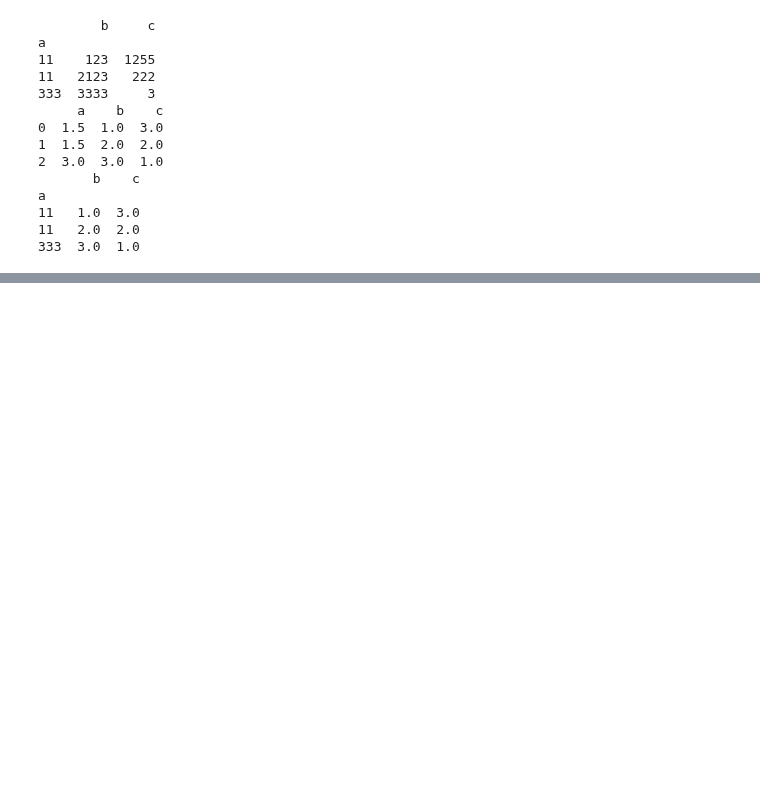
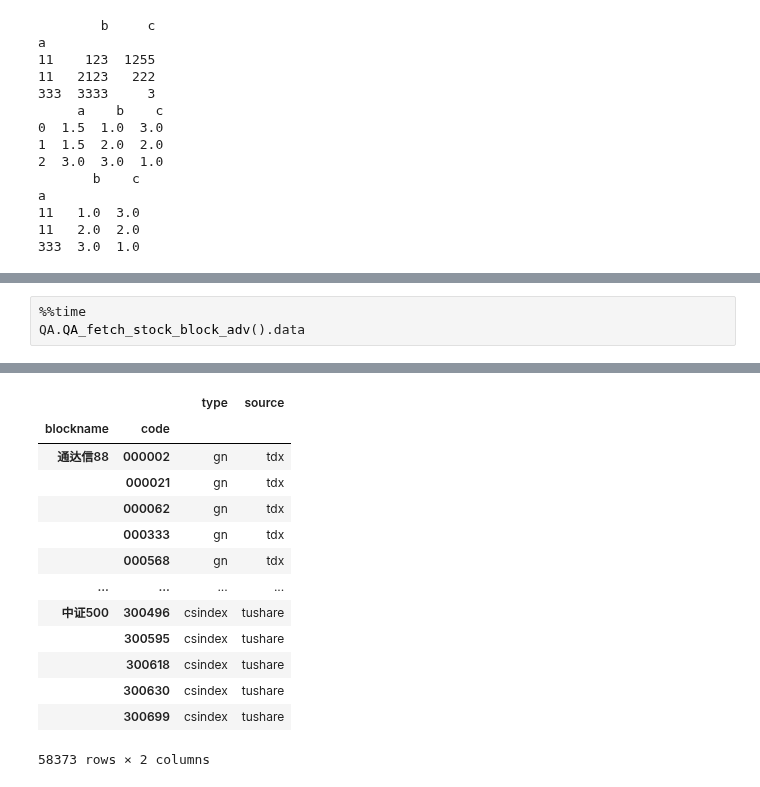
Before and after one commit to kaikai03/IndicatorLab, a Jupyter notebook: Sample_Tool.ipynb, the cells around one changed output, grey strips where cells are left out. Cells and saved outputs as stored; diff of their text form; blank space fills up the shorter version.

```diff
--- a/Sample_Tool.ipynb
+++ b/Sample_Tool.ipynb
@@ -328,0 +404,4 @@ Wall time: 160 ms
+# %%
+%%time
+QA.QA_fetch_stock_block_adv().data
+# %% [output]
@@ -328,0 +409,14 @@ Wall time: 160 ms
+|  |  | type | source |
+| blockname | code |  |  |
+| 通达信88 | 000002 | gn | tdx |
+|  | 000021 | gn | tdx |
+|  | 000062 | gn | tdx |
+|  | 000333 | gn | tdx |
+|  | 000568 | gn | tdx |
+| ... | ... | ... | ... |
+| 中证500 | 300496 | csindex | tushare |
+|  | 300595 | csindex | tushare |
+|  | 300618 | csindex | tushare |
+|  | 300630 | csindex | tushare |
+|  | 300699 | csindex | tushare |
+58373 rows × 2 columns
```
Also changed, not shown: parts of 5 cells of this notebook, 2 other files.
